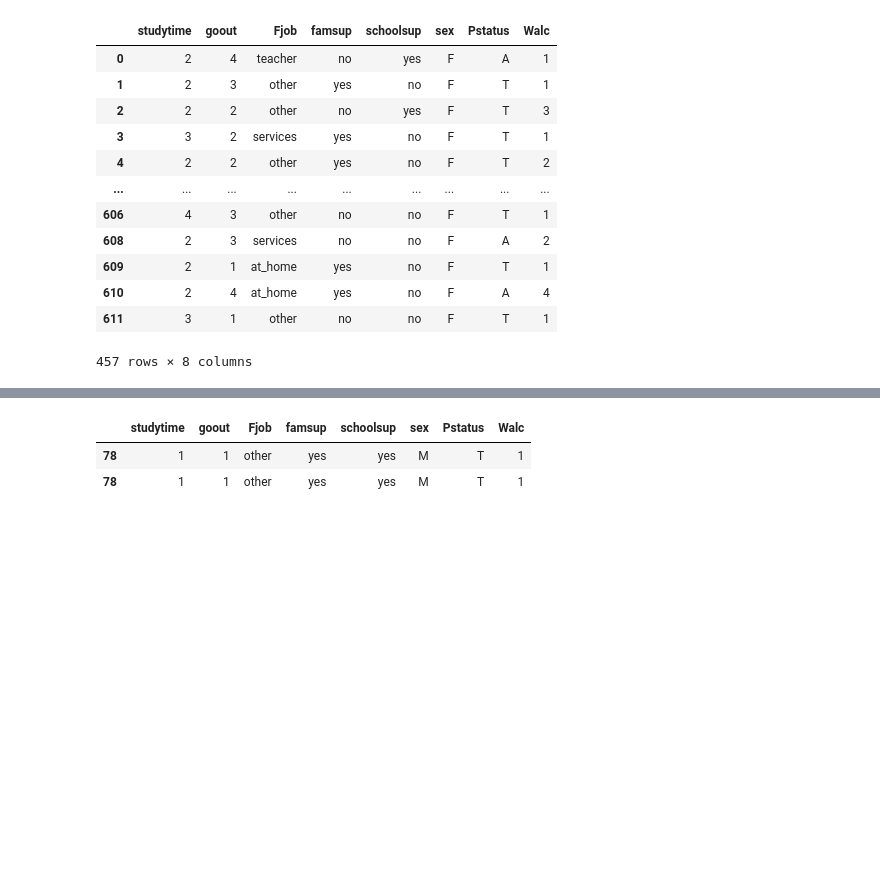
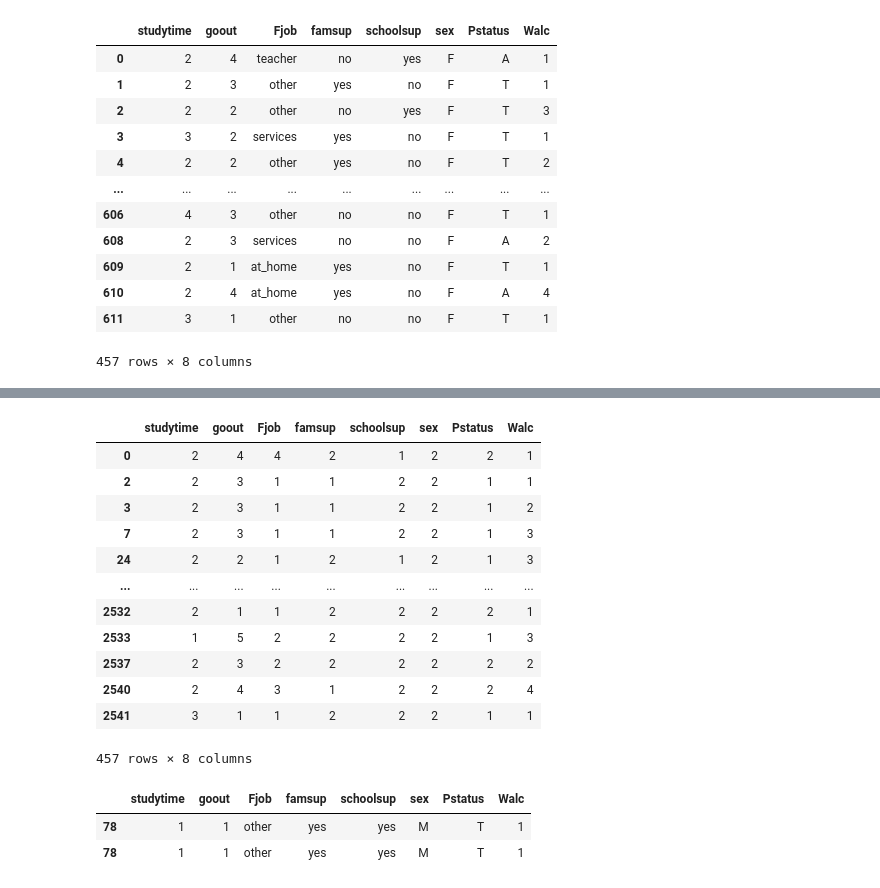
Before and after one commit to Ash-Stat/An-Si-Hyun, a Jupyter notebook: 텀프2탄.ipynb, the cells around one changed output, grey strips where cells are left out. Drawn from its saved outputs; the diff is of its cells as text; code cells hidden in the pictures; blank space fills up the shorter version.

```diff
--- a/텀프2탄.ipynb
+++ b/텀프2탄.ipynb
@@ -71,0 +103,37 @@ sample_data.to_excel('./sampledata.xlsx')
+# %%
+import pandas as pd
+studytime=sample_data['studytime']
+goout=sample_data['goout']
+Fjob=sample_data['Fjob']
+famsup=sample_data['famsup']
+schoolsup=sample_data['schoolsup']
+sex=sample_data['sex']
+Pstatus=sample_data['Pstatus']
+Walc=sample_data['Walc']
+
+study=student['studytime']
+go=student['goout']
+F=student['Fjob']
+fam=student['famsup']
+school=student['schoolsup']
+se=student['sex']
+Ps=student['Pstatus']
+Wal=student['Walc']
+empty=pd.DataFrame()
+for a,b,c,d,e,f,g in zip(studytime,goout,Fjob,famsup,schoolsup,sex,Pstatus):
+  for h,i,j,k,l,m,n,z in zip(study,go,F,fam,school,se,Ps,Wal):
+    if a==h and b == i and c == j and d ==k and e ==l and f == m and g ==n:
+      print(a,b,c,d,e,f,g,z)
+      aa=pd.DataFrame([a])
+      bb=pd.DataFrame([b])
+      cc=pd.DataFrame([c])
+      dd=pd.DataFrame([d])
+      ee=pd.DataFrame([e])
+      ff=pd.DataFrame([f])
+      gg=pd.DataFrame([g])
+      zz=pd.DataFrame([z])
+      ss=pd.concat([aa,bb,cc,dd,ee,ff,gg,zz],axis=1)
+      empty=pd.concat([empty,ss],axis=0)
+print(empty)
+    # if a==h and b ==i and c== j and d==k and e==l and f ==m and g == n:
+    #   print(a,b,c,d,e,f,g,z)
@@ -71,0 +158,21 @@ sample_data.to_excel('./sampledata.xlsx')
+# %%
+empty=empty.reset_index()
+empty=empty.drop(['index'],axis=1)
+empty.columns=sample_data.columns
+empty.to_excel('./sample.xlsx')
+empty=empty.drop_duplicates()
+empty
+# %% [output]
+|  | studytime | goout | Fjob | famsup | schoolsup | sex | Pstatus | Walc |
+| 0 | 2 | 4 | 4 | 2 | 1 | 2 | 2 | 1 |
+| 2 | 2 | 3 | 1 | 1 | 2 | 2 | 1 | 1 |
+| 3 | 2 | 3 | 1 | 1 | 2 | 2 | 1 | 2 |
+| 7 | 2 | 3 | 1 | 1 | 2 | 2 | 1 | 3 |
+| 24 | 2 | 2 | 1 | 2 | 1 | 2 | 1 | 3 |
+| ... | ... | ... | ... | ... | ... | ... | ... | ... |
+| 2532 | 2 | 1 | 1 | 2 | 2 | 2 | 2 | 1 |
+| 2533 | 1 | 5 | 2 | 2 | 2 | 2 | 1 | 3 |
+| 2537 | 2 | 3 | 2 | 2 | 2 | 2 | 2 | 2 |
+| 2540 | 2 | 4 | 3 | 1 | 2 | 2 | 2 | 4 |
+| 2541 | 3 | 1 | 1 | 2 | 2 | 2 | 1 | 1 |
+457 rows × 8 columns
```
Also changed, not shown: parts of 5 cells of this notebook.
